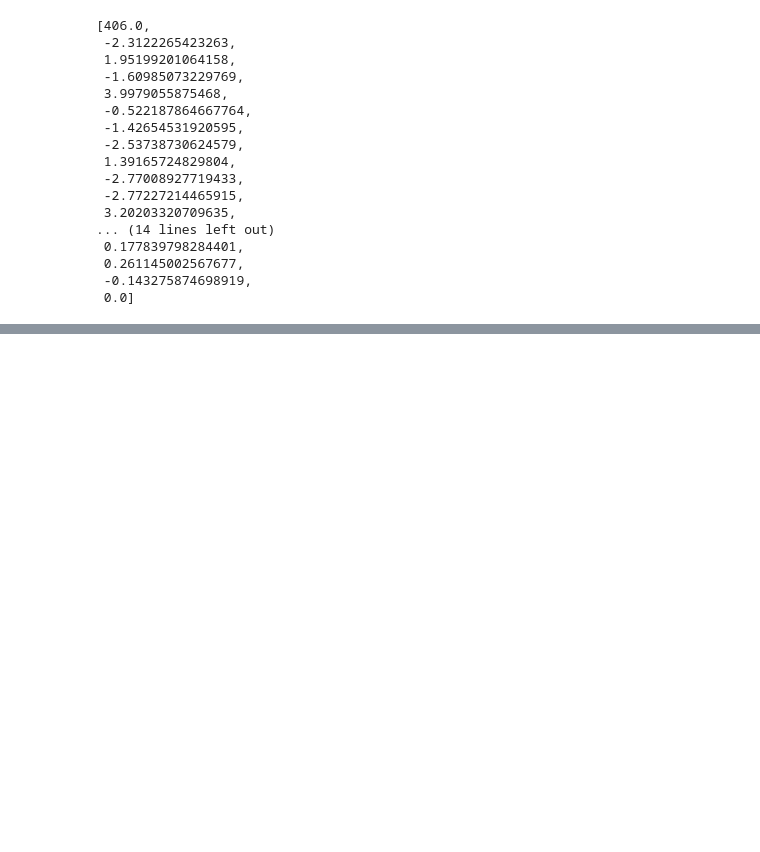
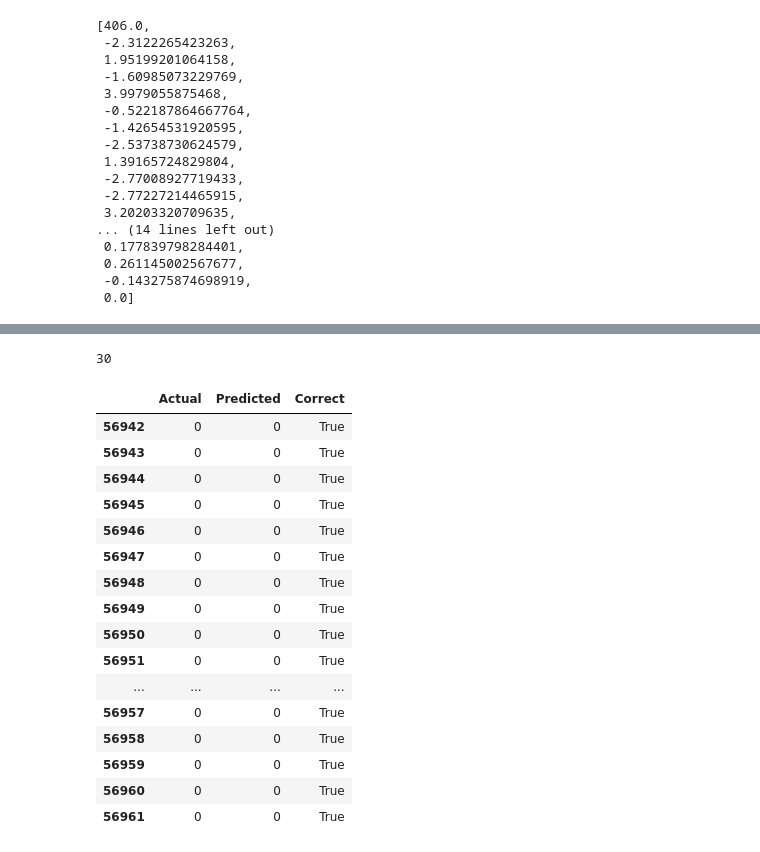
Before and after one commit to fibha-dev/AI_ML_Internship_Project, a Jupyter notebook: notebooks/01_eda.ipynb, the cells around one changed output, grey strips where cells are left out. Cells and saved outputs as stored; diff of their text form; code cells hidden in the pictures; blank space fills up the shorter version.

```diff
--- a/notebooks/01_eda.ipynb
+++ b/notebooks/01_eda.ipynb
@@ -653,0 +727,24 @@ features.flatten().tolist()
+# %%
+print(scaler.n_features_in_)
+# %% [output]
+30
+# %%
+comparison_df.tail(20)
+# %% [output]
+|  | Actual | Predicted | Correct |
+| 56942 | 0 | 0 | True |
+| 56943 | 0 | 0 | True |
+| 56944 | 0 | 0 | True |
+| 56945 | 0 | 0 | True |
+| 56946 | 0 | 0 | True |
+| 56947 | 0 | 0 | True |
+| 56948 | 0 | 0 | True |
+| 56949 | 0 | 0 | True |
+| 56950 | 0 | 0 | True |
+| 56951 | 0 | 0 | True |
+| ... | ... | ... | ... |
+| 56957 | 0 | 0 | True |
+| 56958 | 0 | 0 | True |
+| 56959 | 0 | 0 | True |
+| 56960 | 0 | 0 | True |
+| 56961 | 0 | 0 | True |
```
Also changed, not shown: parts of 12 cells of this notebook, 3 other files.
